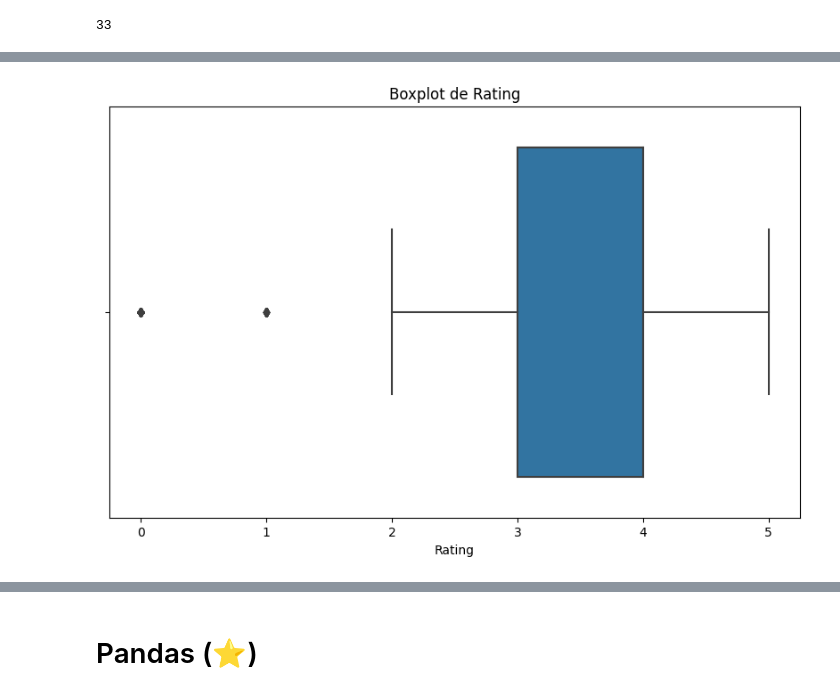
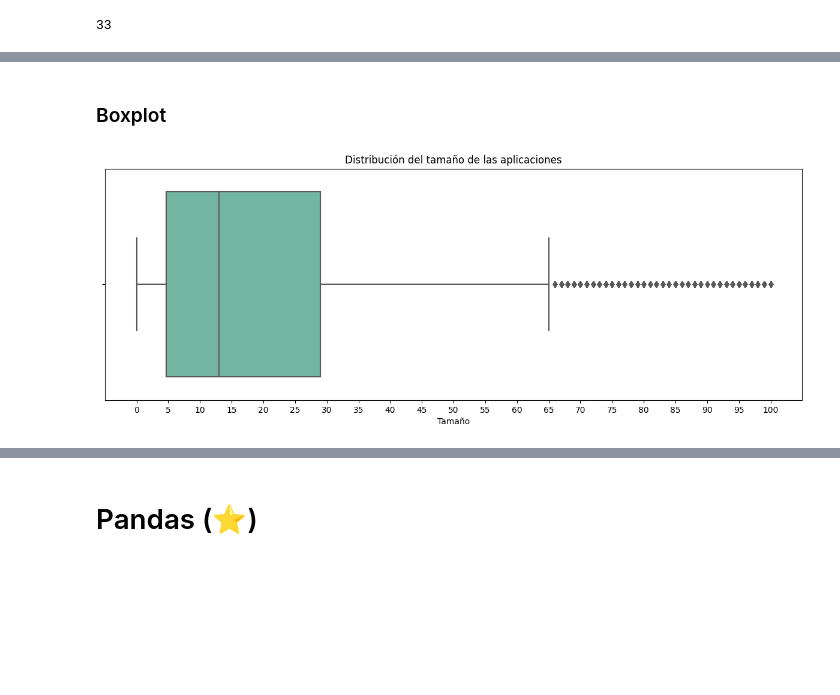
Before and after one commit to fernk01/Orga_Datos, a Jupyter notebook: tps/tp1/tp1.ipynb, the cells around one changed output, grey strips where cells are left out. Saved outputs shown, nothing was run; the diff lists cells and outputs as text; code cells hidden in the pictures; blank space fills up the shorter version.

```diff
--- a/tps/tp1/tp1.ipynb
+++ b/tps/tp1/tp1.ipynb
@@ -246,9 +206,12 @@ plt.show()
-# %%
-# Hamos un boxplot de la variable "Rating".
-plt.figure(figsize=(10, 6))
-sns.boxplot(x=df_app["Rating"])
-plt.xlabel("Rating")
-plt.title("Boxplot de Rating")
-plt.show()
-# %% [output]
-[figure, removed]
+# %% [markdown]
+### Boxplot
+# %%
+# Para identificar la presencia de valores atípicos.
+plt.figure(figsize=(15,5))
+sns.boxplot(data=df_app[df_app["Size"] != 0], x='Size', palette='Set2')
+plt.title("Distribución del tamaño de las aplicaciones")
+plt.xlabel("Tamaño")
+plt.xticks(range(0, 101, 5))
+plt.show()
+# %% [output]
+[figure, added]
```
Also changed, not shown: parts of 12 cells of this notebook.
